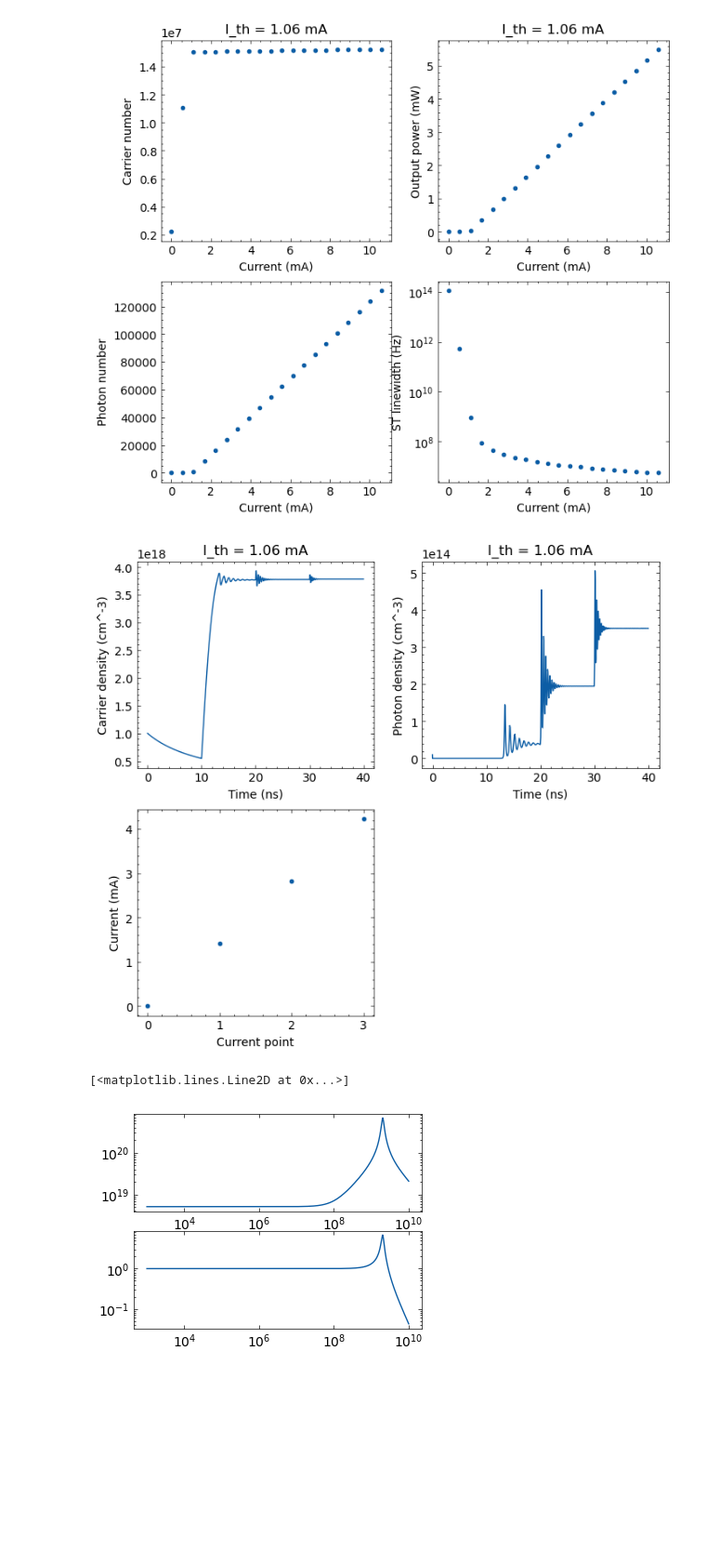
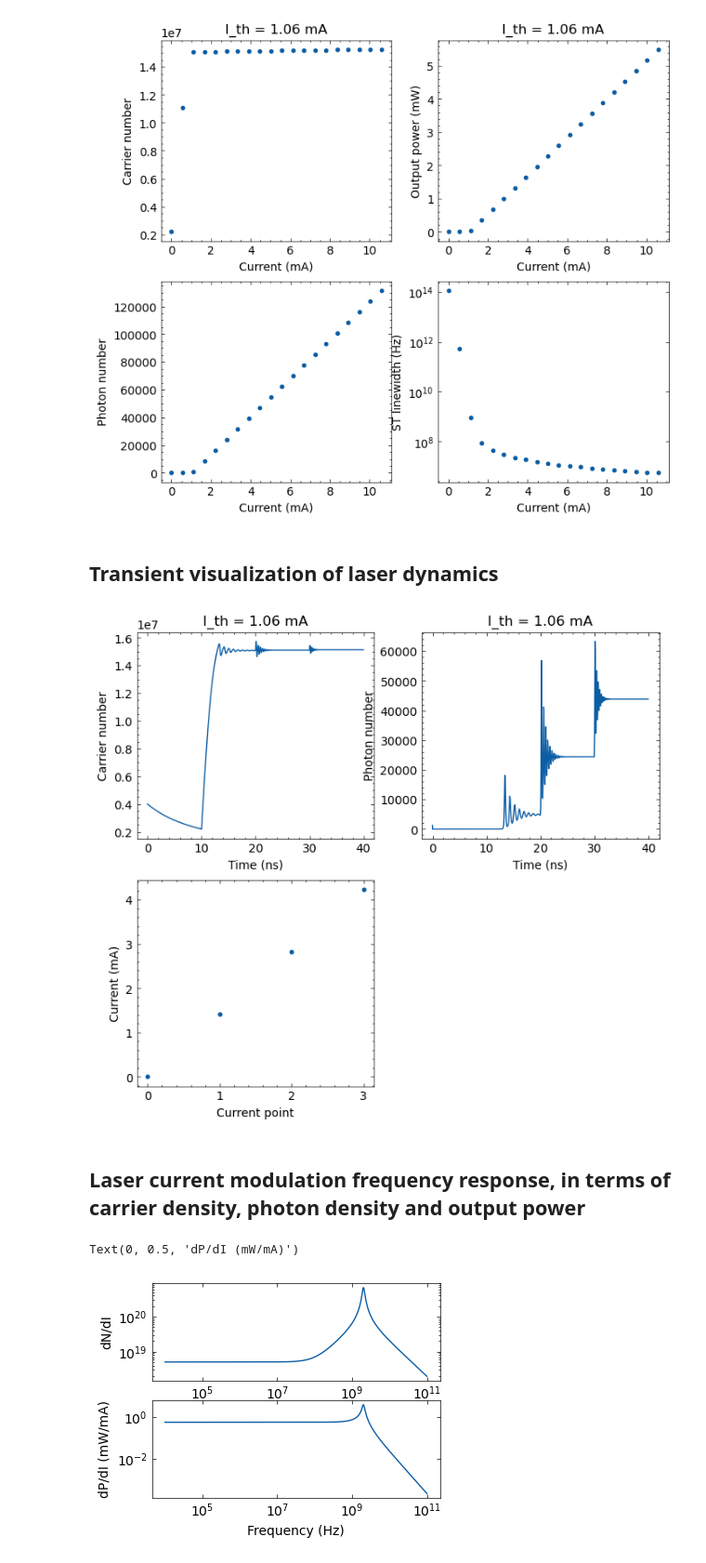
Before and after one commit to kaikai-liu/pyphotonicsims, a Jupyter notebook: notebook/lasermodel-PI-dynamics-inplane.ipynb, the cells around one changed output. Shown at 93% size. Drawn from its saved outputs; the diff is of its cells as text; code cells hidden in the pictures; blank space fills up the shorter version.

Commit message:
added laser frequency response

```diff
--- a/notebook/lasermodel-PI-dynamics-inplane.ipynb
+++ b/notebook/lasermodel-PI-dynamics-inplane.ipynb
@@ -17,6 +19,5 @@ plt.rcParams['figure.figsize'] = [4,3]
 # %%
-laser = LaserModel()
-# laser = LaserModel('ecl')
+laser = LaserModel('inplane')
 # %% [output]
 -----------------REPORT------------------
 Cavity Q:      3.4e+03
@@ -34,18 +38,25 @@ Ix = np.linspace(0,10*laser.I_th,20)
 laser.PI_visulization(Ix,plotindensity=False)
 # %% [output]
 [figure]
+# %% [markdown]
+## Transient visualization of laser dynamics
 # %%
 Ix = np.linspace(0,4*laser.I_th,4)
-laser.transient_visulization(Ix)
+laser.transient_visulization(Ix,plotindensity=False)
 # %% [output]
-[figure, old version]
+[figure, new version]
+# %% [markdown]
+## Laser current modulation frequency response, in terms of carrier density, photon density and output power
 # %%
-n1,s1,p1,H,freqx = laser.freqresp_current_mod(laser.I_th*2)
-p1 = laser.h * laser.f0 * s1 * laser.Veff * laser.r_ex
+n1,s1,p1,H,freqx = laser.freqresp_current_mod(laser.I_th*2,freq1 = 1e4,freq2 = 1e11)
 plt.subplot(211)
 plt.loglog(freqx,abs(n1))
+plt.xlabel('Frequency (Hz)')
+plt.ylabel('dN/dI')
 plt.subplot(212)
 plt.loglog(freqx,abs(p1))
+plt.xlabel('Frequency (Hz)')
+plt.ylabel('dP/dI (mW/mA)')
 # %% [output]
-[<matplotlib.lines.Line2D at 0x...>]
+Text(0, 0.5, 'dP/dI (mW/mA)')
-[figure, old version]
+[figure, new version]
```
Also changed, not shown: parts of 4 cells of this notebook, 3 other files.
